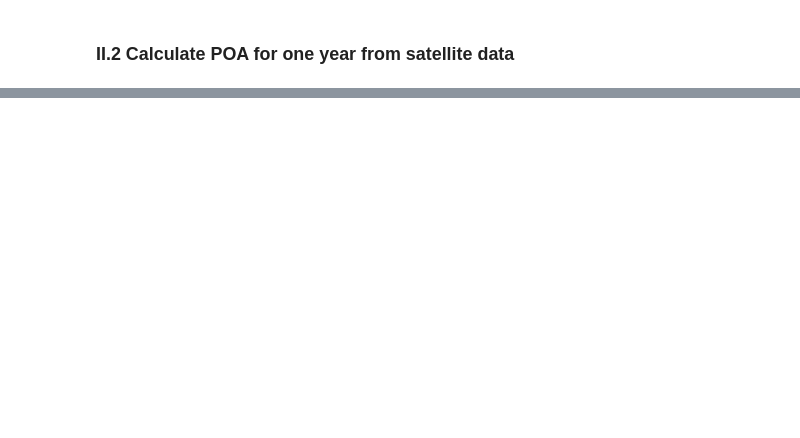
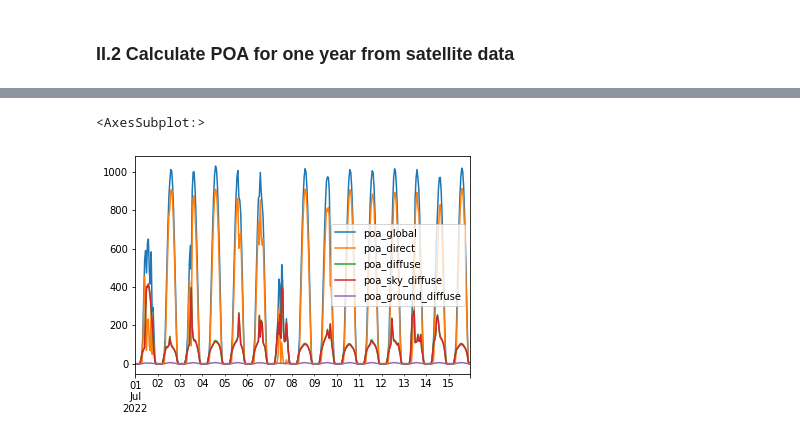
Before and after one commit to AlexandreHugoMathieu/pvfault_detection_solar_academy, a Jupyter notebook: notebooks/python_intro_poa.ipynb, the cells around one changed output, grey strips where cells are left out. Drawn from its saved outputs; the diff is of its cells as text; code cells hidden in the pictures; blank space fills up the shorter version.

```diff
--- a/notebooks/python_intro_poa.ipynb
+++ b/notebooks/python_intro_poa.ipynb
@@ -203,0 +423,13 @@ print(solar_position.dropna().head(5))  # Show the first 5 lines, (all in ° deg
+# %%
+# The lazy way with the pvlib package
+from pvlib.irradiance import get_total_irradiance
+
+# Notice it takes degrees as inputs
+data = get_total_irradiance(beta, azimuth, solar_position["zenith"], solar_position["azimuth"], weather_data["dni"],
+                            weather_data["ghi"], weather_data["dhi"], albedo=rho)
+
+# Plot the data between the 01/07/2022 and 15/07/2022 with the ".loc" method
+data.loc["20220701":"20220715"].plot()
+# %% [output]
+<AxesSubplot:>
+[figure, added]
```
Also changed, not shown: parts of 27 cells of this notebook, 2 other files.
